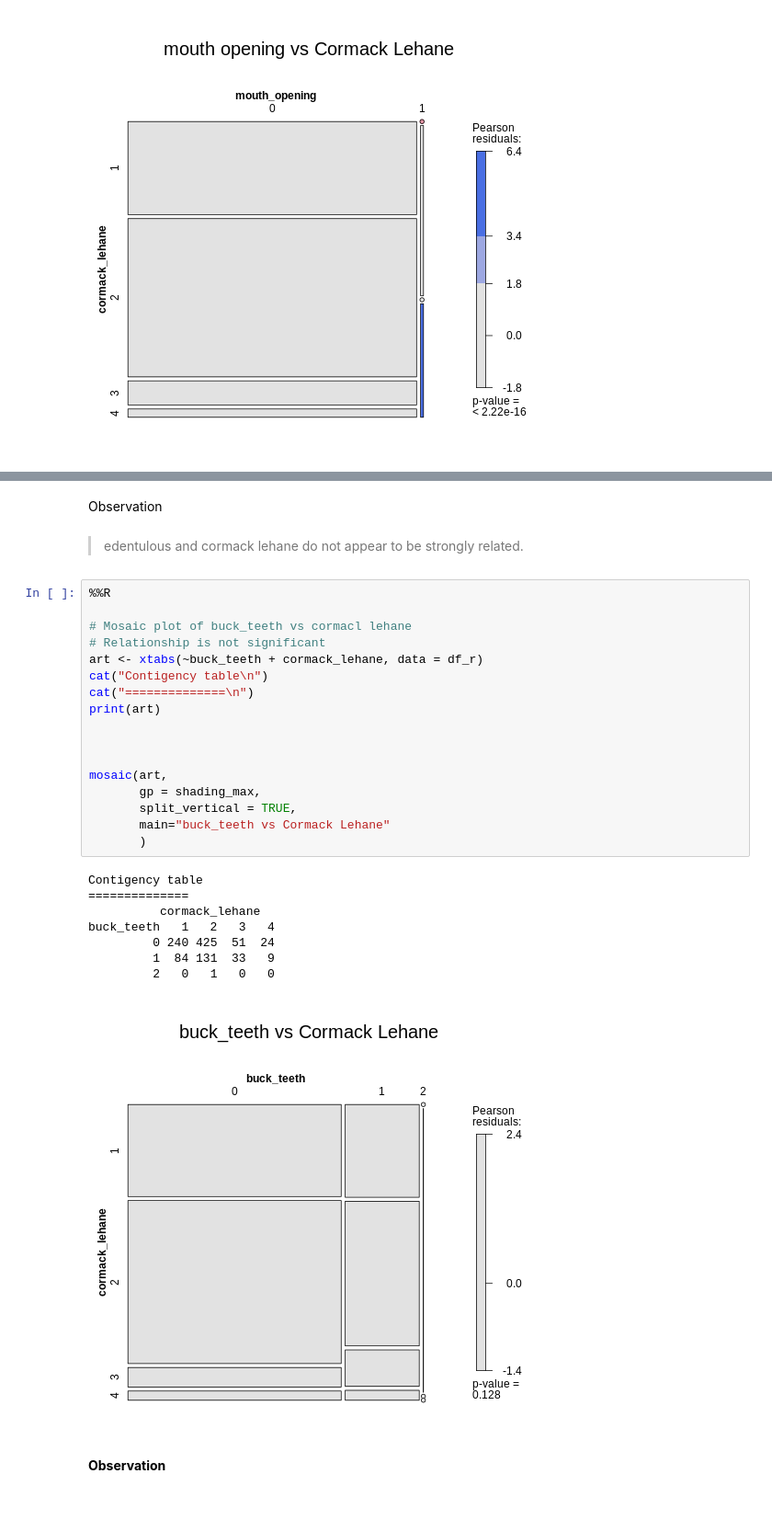
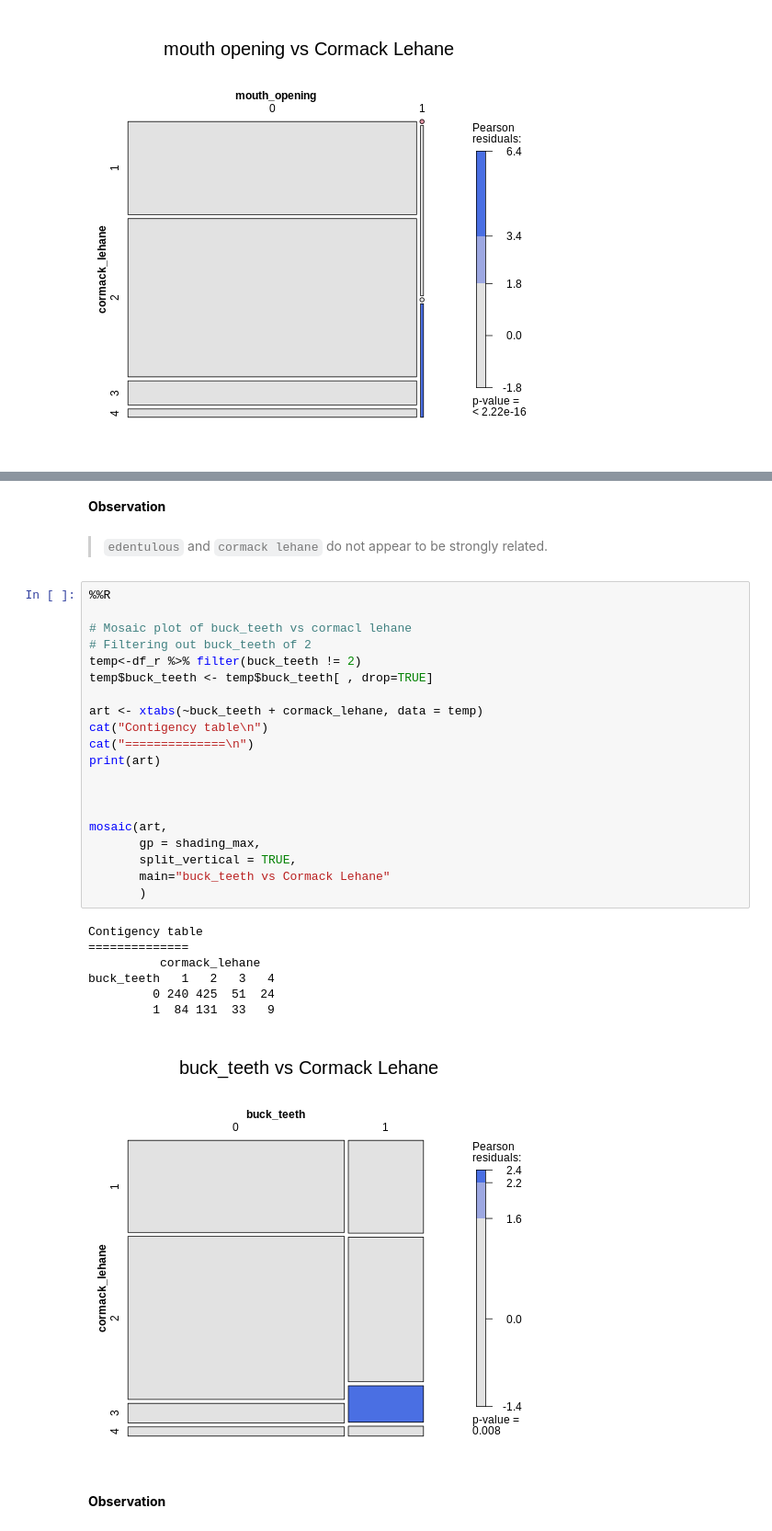
Before and after one commit to harnalashok/classification, a Jupyter notebook: airways.ipynb, the cells around one changed output, grey strips where cells are left out. Shown at 92% size. Saved outputs shown, nothing was run; the diff lists cells and outputs as text; blank space fills up the shorter version.

```diff
--- a/airways.ipynb
+++ b/airways.ipynb
@@ -637,36 +666,38 @@ edentulous   1   2   3   4
          0 284 456  63  22
          1  40 101  21  11
 [figure]
-# %% [markdown]
-Observation
+# %% [markdown]
+**Observation**
 # %% [markdown]
->edentulous and cormack lehane do not appear to be strongly related.
+>`edentulous` and `cormack lehane` do not appear to be strongly related.
 # %%
 %%R
 
 # Mosaic plot of buck_teeth vs cormacl lehane
-# Relationship is not significant
-art <- xtabs(~buck_teeth + cormack_lehane, data = df_r)
+# Filtering out buck_teeth of 2
+temp<-df_r %>% filter(buck_teeth != 2)
+temp$buck_teeth <- temp$buck_teeth[ , drop=TRUE]
+
+art <- xtabs(~buck_teeth + cormack_lehane, data = temp)
 cat("Contigency table\n")
 cat("==============\n")
 print(art)
 
 
 
 mosaic(art,
        gp = shading_max,
        split_vertical = TRUE,
        main="buck_teeth vs Cormack Lehane"
        )
 # %% [output]
 Contigency table
 ==============
           cormack_lehane
 buck_teeth   1   2   3   4
          0 240 425  51  24
          1  84 131  33   9
-         2   0   1   0   0
-[figure, old version]
+[figure, new version]
 # %% [markdown]
 **Observation**
 # %% [markdown]
```
Also changed, not shown: parts of 10 cells of this notebook.
